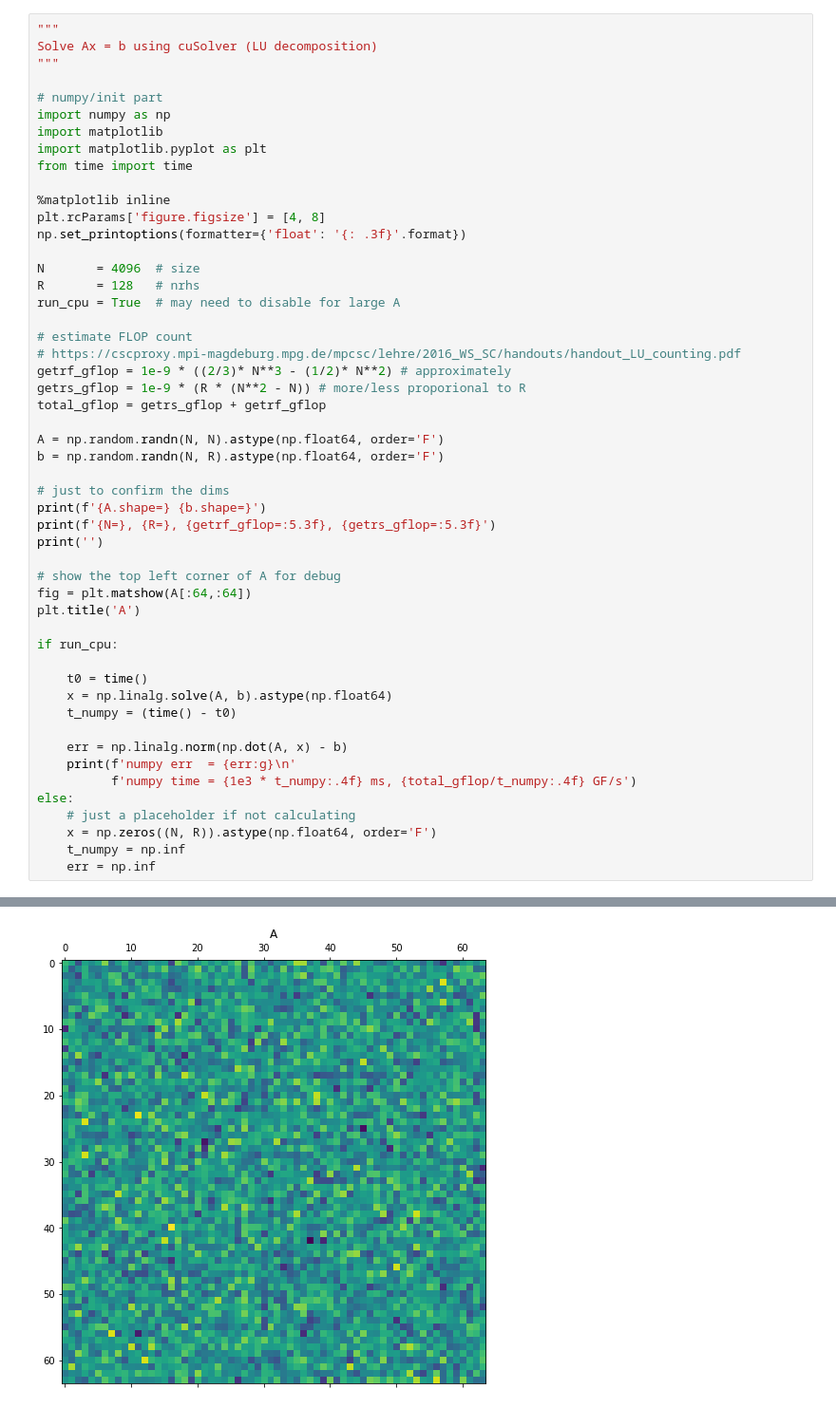
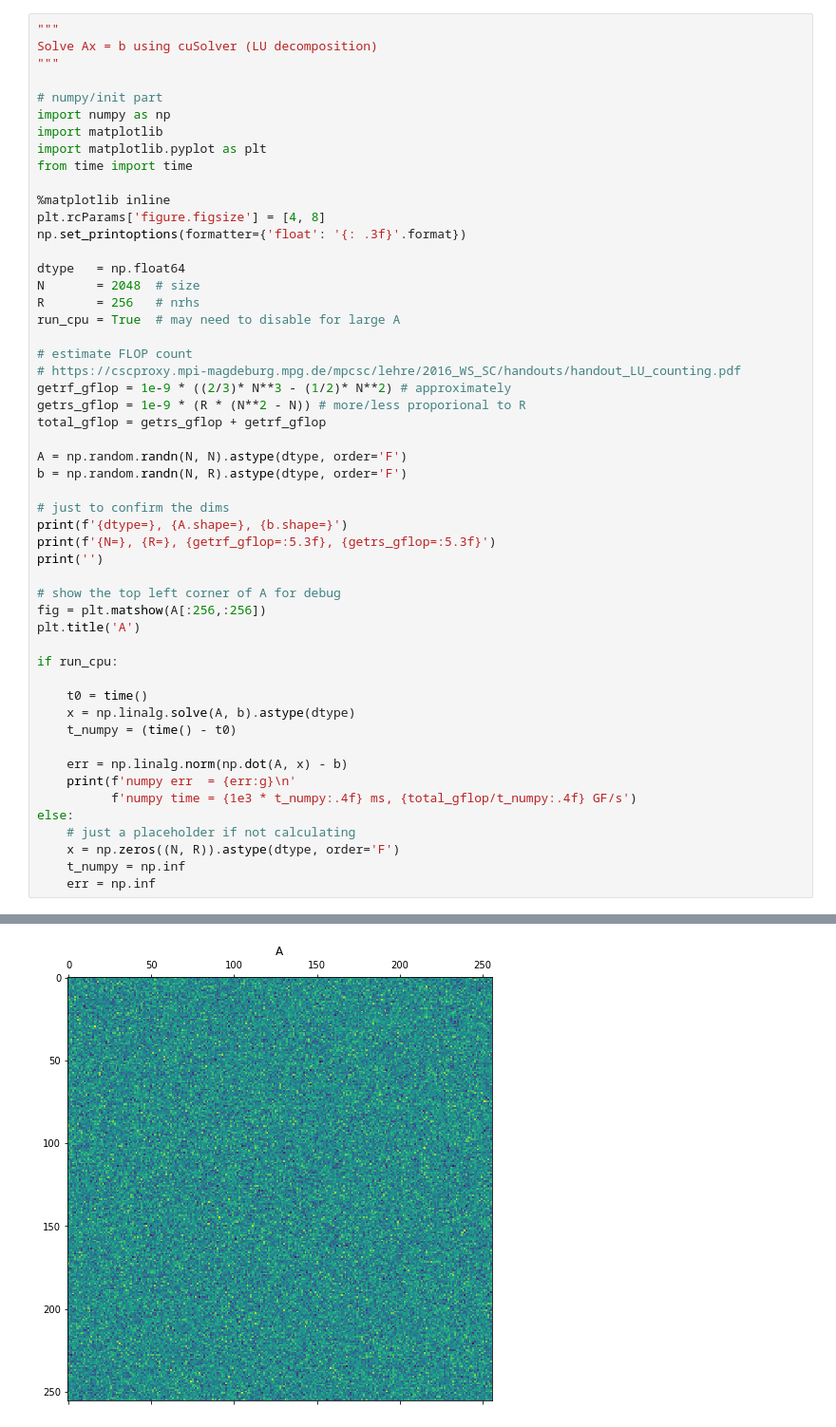
Before and after one commit to krocki/jupyter, a Jupyter notebook: bench/lu_decomp.ipynb, the cells around one changed output, grey strips where cells are left out. Shown: that part at 95% size. Drawn from its saved outputs; the diff is of its cells as text.

```diff
--- a/bench/lu_decomp.ipynb
+++ b/bench/lu_decomp.ipynb
@@ -13,8 +13,9 @@ from time import time
 plt.rcParams['figure.figsize'] = [4, 8]
 np.set_printoptions(formatter={'float': '{: .3f}'.format})
 
-N       = 4096  # size
-R       = 128   # nrhs
+dtype   = np.float64
+N       = 2048  # size
+R       = 256   # nrhs
 run_cpu = True  # may need to disable for large A
 
 # estimate FLOP count
@@ -23,22 +24,22 @@ getrf_gflop = 1e-9 * ((2/3)* N**3 - (1/2)* N**2) # approximately
 getrs_gflop = 1e-9 * (R * (N**2 - N)) # more/less proporional to R
 total_gflop = getrs_gflop + getrf_gflop
 
-A = np.random.randn(N, N).astype(np.float64, order='F')
-b = np.random.randn(N, R).astype(np.float64, order='F')
+A = np.random.randn(N, N).astype(dtype, order='F')
+b = np.random.randn(N, R).astype(dtype, order='F')
 
 # just to confirm the dims
-print(f'{A.shape=} {b.shape=}')
+print(f'{dtype=}, {A.shape=}, {b.shape=}')
 print(f'{N=}, {R=}, {getrf_gflop=:5.3f}, {getrs_gflop=:5.3f}')
 print('')
 
 # show the top left corner of A for debug
-fig = plt.matshow(A[:64,:64])
+fig = plt.matshow(A[:256,:256])
 plt.title('A')
 
 if run_cpu:
 
     t0 = time()
-    x = np.linalg.solve(A, b).astype(np.float64)
+    x = np.linalg.solve(A, b).astype(dtype)
     t_numpy = (time() - t0)
 
     err = np.linalg.norm(np.dot(A, x) - b)
@@ -46,7 +47,7 @@ if run_cpu:
           f'numpy time = {1e3 * t_numpy:.4f} ms, {total_gflop/t_numpy:.4f} GF/s')
 else:
     # just a placeholder if not calculating
-    x = np.zeros((N, R)).astype(np.float64, order='F')
+    x = np.zeros((N, R)).astype(dtype, order='F')
     t_numpy = np.inf
     err = np.inf
 # %% [output]
@@ -58,4 +59,4 @@ numpy time = 1137.1942 ms, 42.1666 GF/s
-[figure, old version]
+[figure, new version]
 # %%
 # GPU
 import pycuda.autoinit
```
Also changed, not shown: parts of 6 cells of this notebook.
